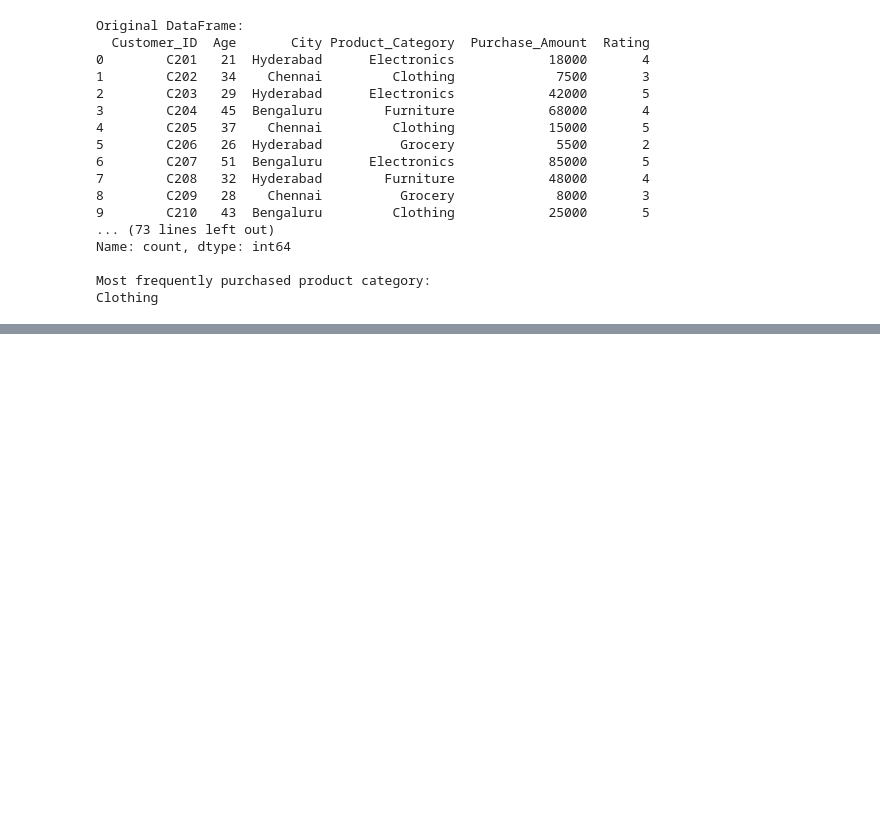
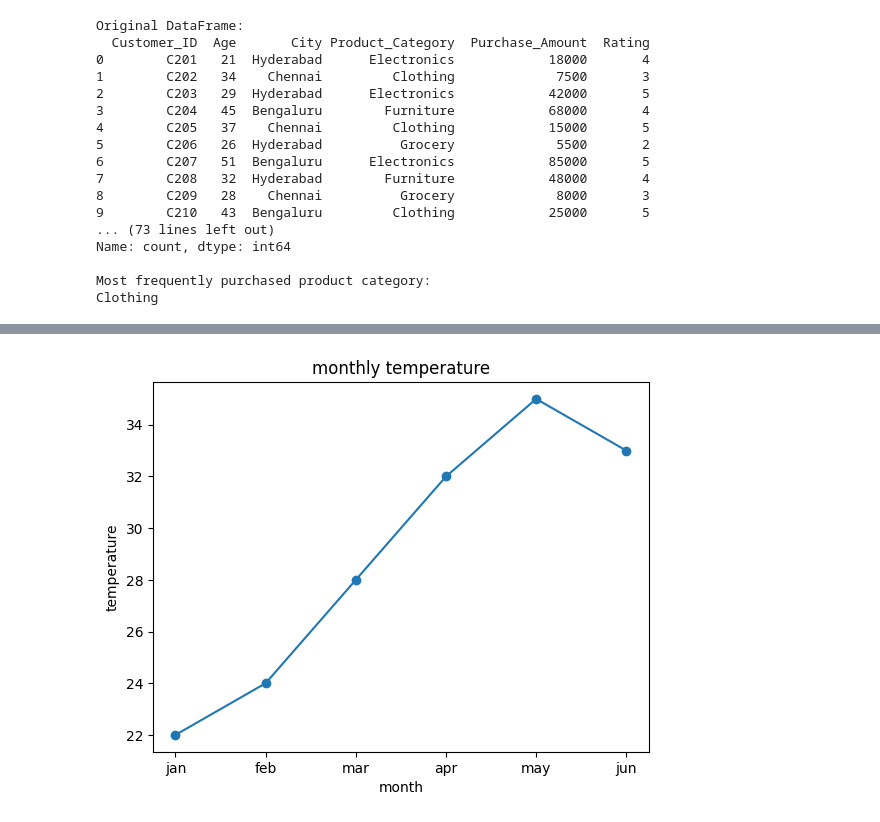
Before and after one commit to vasist05/eda-colab-lab, a Jupyter notebook: numpy_lab_011.ipynb, the cells around one changed output, grey strips where cells are left out. Saved outputs shown, nothing was run; the diff lists cells and outputs as text; code cells hidden in the pictures; blank space fills up the shorter version.

```diff
--- a/numpy_lab_011.ipynb
+++ b/numpy_lab_011.ipynb
@@ -1623,0 +1649,13 @@ Clothing
+# %%
+import matplotlib.pyplot as plt
+months=['jan','feb','mar','apr','may','jun']
+temp=[22,24,28,32,35,33]
+
+plt.plot(months,temp,marker='o')
+
+plt.title("monthly temperature")
+plt.xlabel("month")
+plt.ylabel("temperature")
+plt.show()
+# %% [output]
+[figure, added]
```
Also changed, not shown: parts of 7 cells of this notebook.
